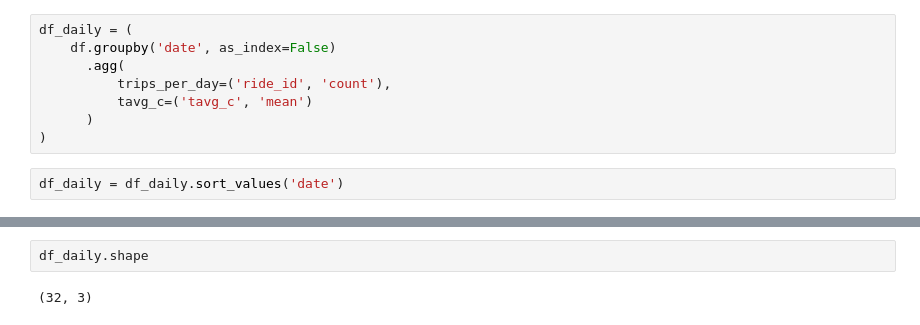
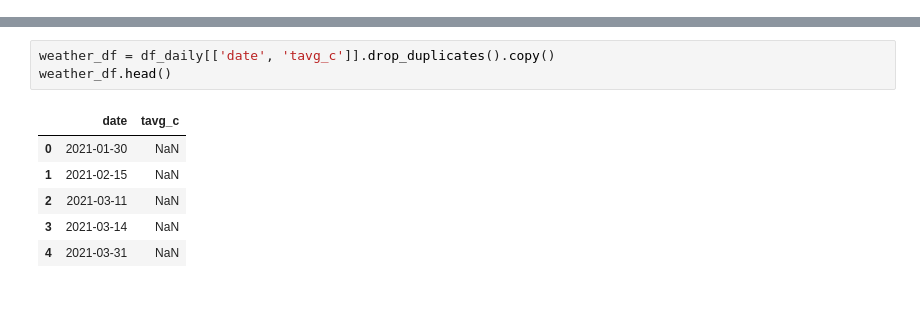
Before and after one commit to nk62700-byte/citibike-dashboard, a Jupyter notebook: Ex_2.3_Fundamentals.ipynb, the cells around one changed output, grey strips where cells are left out. Cells and saved outputs as stored; diff of their text form; blank space fills up the shorter version.

```diff
--- a/Ex_2.3_Fundamentals.ipynb
+++ b/Ex_2.3_Fundamentals.ipynb
@@ -122,10 +110,0 @@ df['date'] = pd.to_datetime(df['date'])
-# %%
-df_daily = (
-    df.groupby('date', as_index=False)
-      .agg(
-          trips_per_day=('ride_id', 'count'),
-          tavg_c=('tavg_c', 'mean')
-      )
-)
-# %%
-df_daily = df_daily.sort_values('date')
@@ -141,5 +111,11 @@ df_daily.head()
-# %%
-df_daily.shape
-# %% [output]
-(32, 3)
+# %%
+weather_df = df_daily[['date', 'tavg_c']].drop_duplicates().copy()
+weather_df.head()
+# %% [output]
+|  | date | tavg_c |
+| 0 | 2021-01-30 | NaN |
+| 1 | 2021-02-15 | NaN |
+| 2 | 2021-03-11 | NaN |
+| 3 | 2021-03-14 | NaN |
+| 4 | 2021-03-31 | NaN |
 # %%
```
Also changed, not shown: parts of 30 cells of this notebook.
